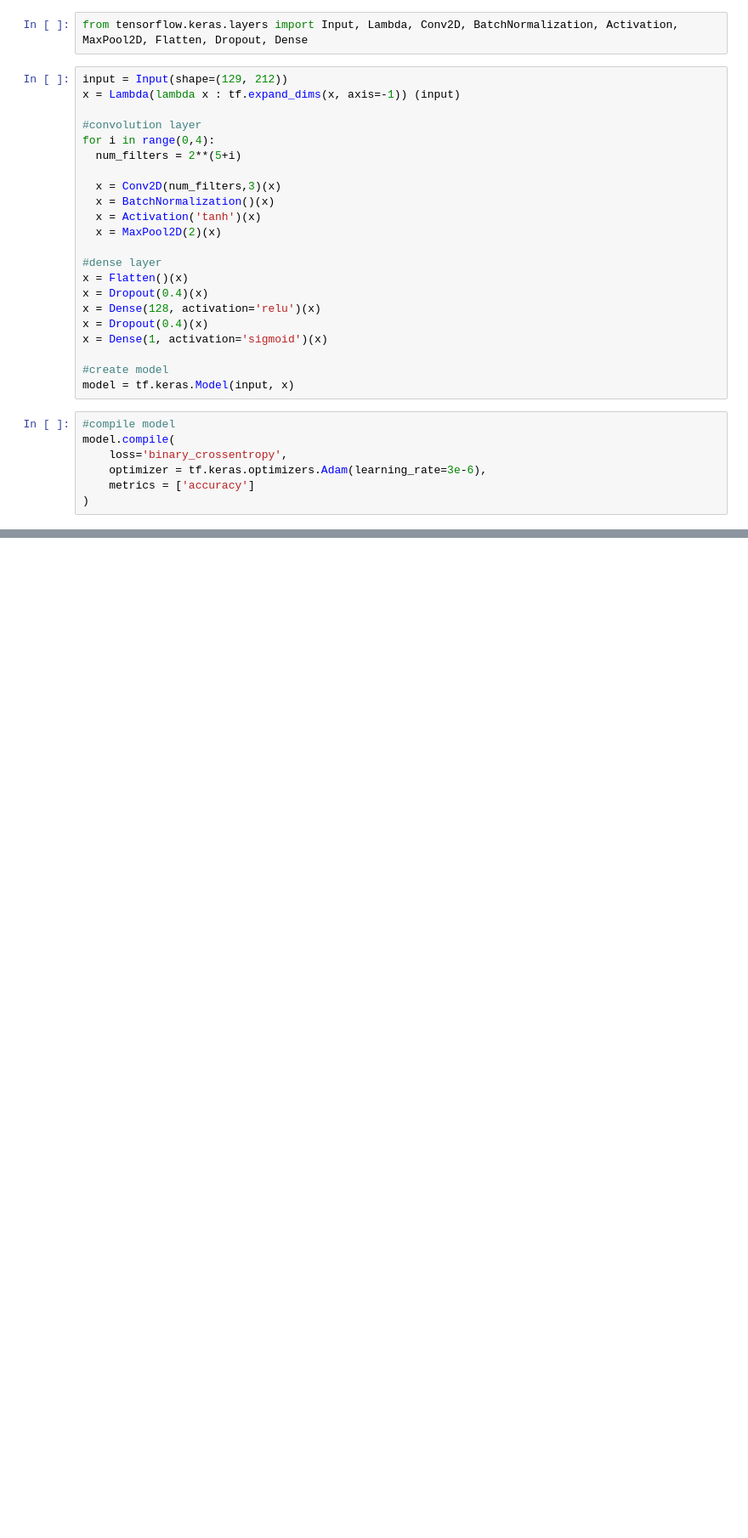
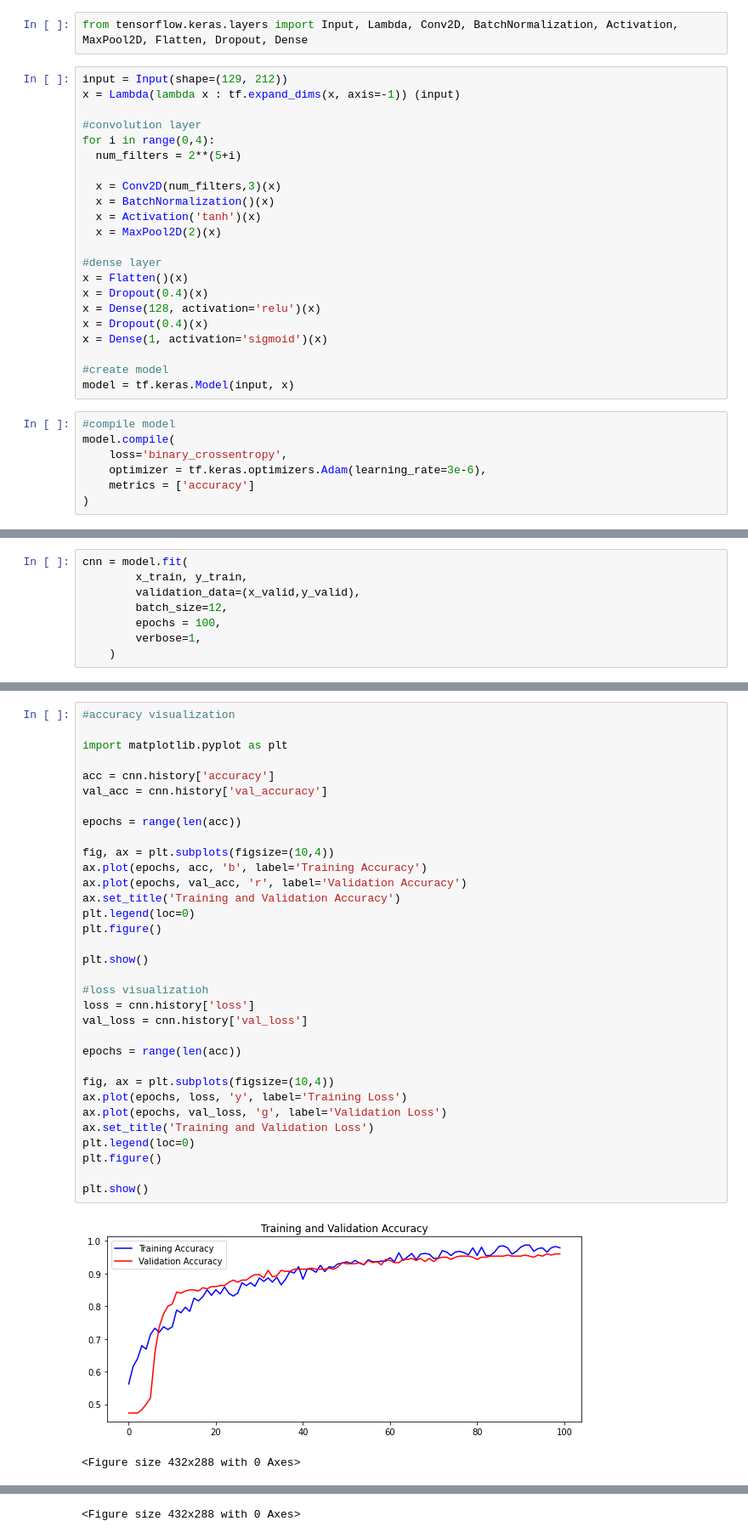
Before and after one commit to Nanangk/audio_classification_with_tensorflow, a Jupyter notebook: Audio_classification.ipynb, the cells around one changed output, grey strips where cells are left out. Shown at 85% size. Drawn from its saved outputs; the diff is of its cells as text; blank space fills up the shorter version.

Commit message:
Training & Prediction Model

```diff
--- a/Audio_classification.ipynb
+++ b/Audio_classification.ipynb
@@ -214,0 +232,8 @@ _________________________________________________________________
+# %%
+cnn = model.fit(
+        x_train, y_train,
+        validation_data=(x_valid,y_valid),
+        batch_size=12,
+        epochs = 100,
+        verbose=1,
+    )
@@ -214,0 +258,36 @@ _________________________________________________________________
+# %%
+#accuracy visualization
+
+import matplotlib.pyplot as plt
+
+acc = cnn.history['accuracy']
+val_acc = cnn.history['val_accuracy']
+
+epochs = range(len(acc))
+
+fig, ax = plt.subplots(figsize=(10,4))
+ax.plot(epochs, acc, 'b', label='Training Accuracy')
+ax.plot(epochs, val_acc, 'r', label='Validation Accuracy')
+ax.set_title('Training and Validation Accuracy')
+plt.legend(loc=0)
+plt.figure()
+
+plt.show()
+
+#loss visualizatioh
+loss = cnn.history['loss']
+val_loss = cnn.history['val_loss']
+
+epochs = range(len(acc))
+
+fig, ax = plt.subplots(figsize=(10,4))
+ax.plot(epochs, loss, 'y', label='Training Loss')
+ax.plot(epochs, val_loss, 'g', label='Validation Loss')
+ax.set_title('Training and Validation Loss')
+plt.legend(loc=0)
+plt.figure()
+
+plt.show()
+# %% [output]
+[figure, added]
+<Figure size 432x288 with 0 Axes>
@@ -214,0 +295 @@ _________________________________________________________________
+<Figure size 432x288 with 0 Axes>
```
Also changed, not shown: parts of 13 cells of this notebook.
